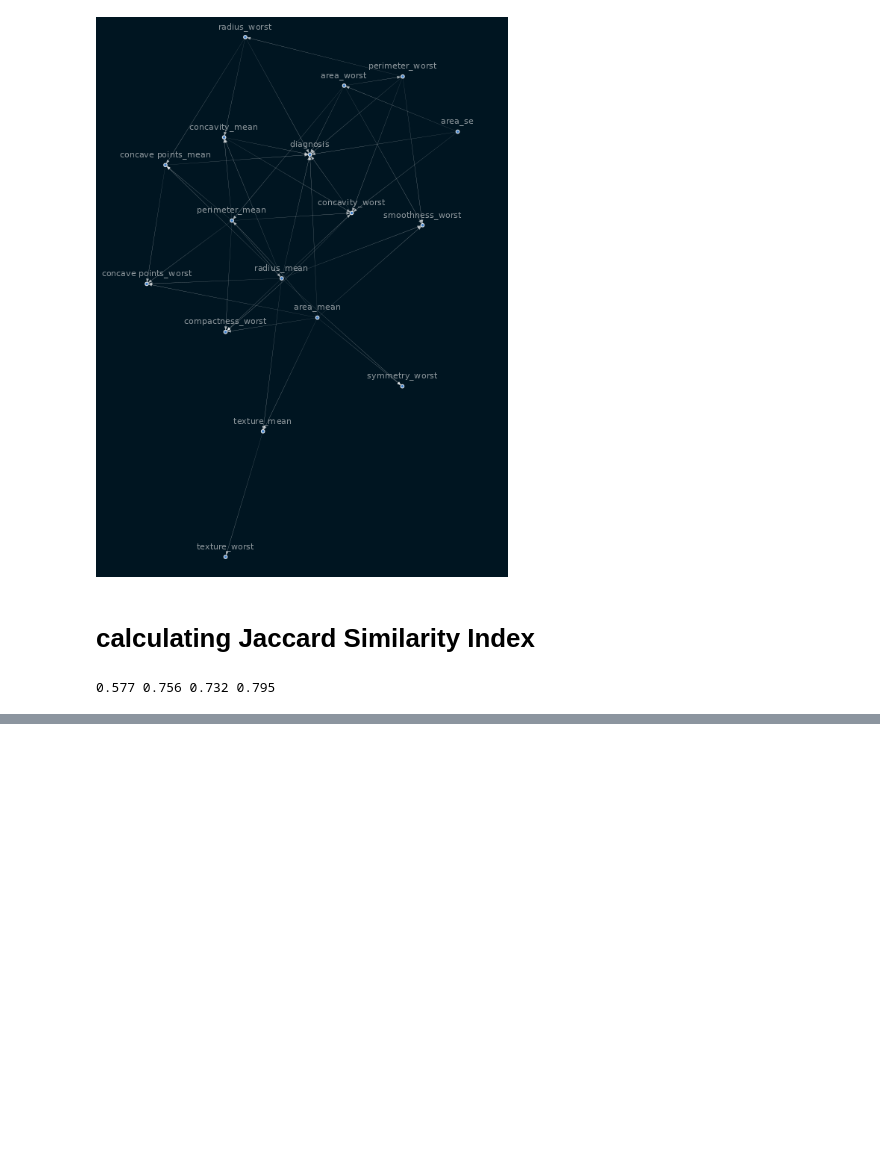
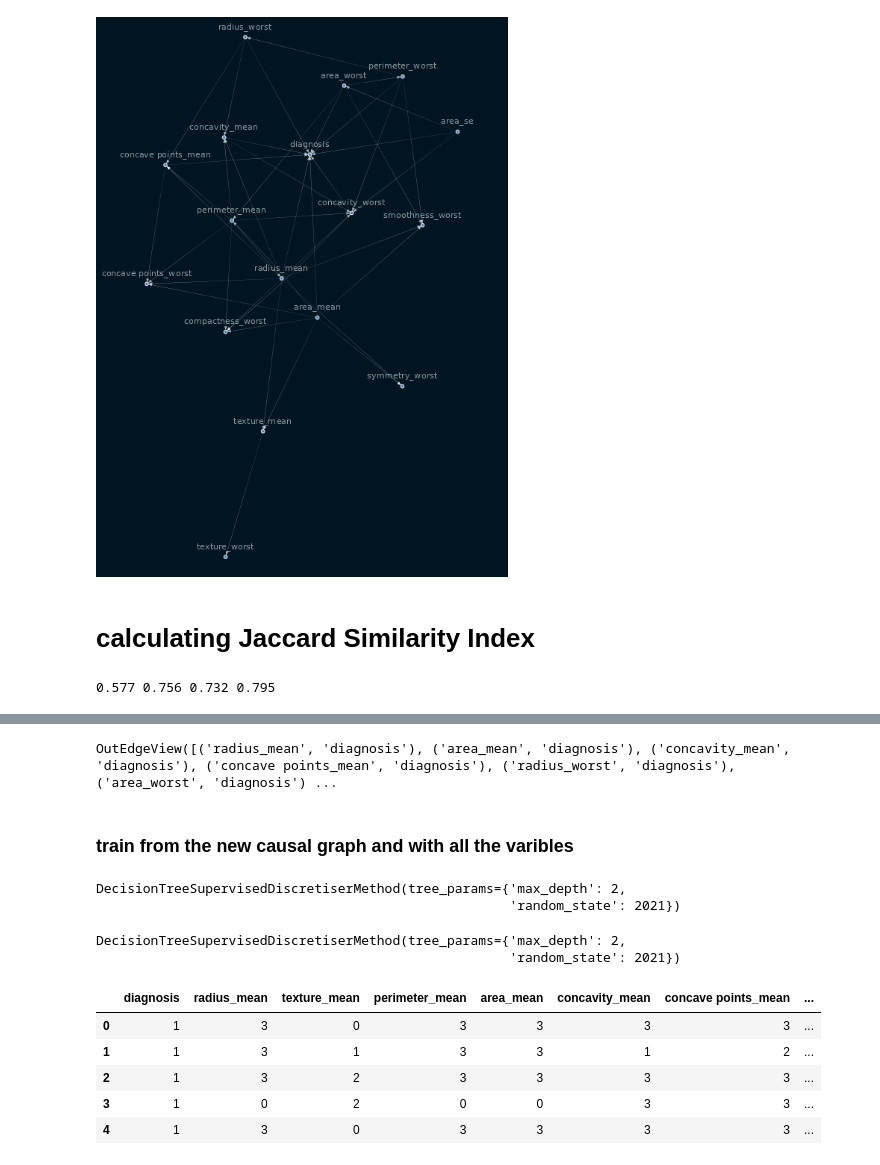
Before and after one commit to sam23121/Breast_cancer, a Jupyter notebook: notebooks/causal.ipynb, the cells around one changed output, grey strips where cells are left out. Drawn from its saved outputs; the diff is of its cells as text; code cells hidden in the pictures; blank space fills up the shorter version.

Commit message:
adding on  causal

```diff
--- a/notebooks/causal.ipynb
+++ b/notebooks/causal.ipynb
@@ -142,0 +176,44 @@ print(similarity, similarity2, similarity3, similarity4)
+# %%
+new_sm.edges
+# %% [output]
+OutEdgeView([('radius_mean', 'diagnosis'), ('area_mean', 'diagnosis'), ('concavity_mean', 'diagnosis'), ('concave points_mean', 'diagnosis'), ('radius_worst', 'diagnosis'), ('area_worst', 'diagnosis') ...
+# %% [markdown]
+### train from the new causal graph and with all the varibles
+# %%
+from causalnex.discretiser.discretiser_strategy import DecisionTreeSupervisedDiscretiserMethod
+
+features = list(df.columns.difference(['diagnosis']))
+tree_discretiser = DecisionTreeSupervisedDiscretiserMethod(
+    mode="single",
+    tree_params={"max_depth": 2, "random_state": 2021},
+)
+tree_discretiser.fit(
+    feat_names=features,
+    dataframe=df,
+    target_continuous=True,
+    target='diagnosis',
+)
+# %% [output]
+DecisionTreeSupervisedDiscretiserMethod(tree_params={'max_depth': 2,
+                                                     'random_state': 2021})
+# %%
+DecisionTreeSupervisedDiscretiserMethod(
+    mode='single',
+    split_unselected_feat=False,
+    tree_params={'max_depth': 2,
+    'random_state': 2021},
+)
+# %% [output]
+DecisionTreeSupervisedDiscretiserMethod(tree_params={'max_depth': 2,
+                                                     'random_state': 2021})
+# %%
+for col in features:
+    df[col] = tree_discretiser.transform(df[[col]])
+df.head()
+# %% [output]
+|  | diagnosis | radius_mean | texture_mean | perimeter_mean | area_mean | concavity_mean | concave points_mean | ... |
+| 0 | 1 | 3 | 0 | 3 | 3 | 3 | 3 | ... |
+| 1 | 1 | 3 | 1 | 3 | 3 | 1 | 2 | ... |
+| 2 | 1 | 3 | 2 | 3 | 3 | 3 | 3 | ... |
+| 3 | 1 | 0 | 2 | 0 | 0 | 3 | 3 | ... |
+| 4 | 1 | 3 | 0 | 3 | 3 | 3 | 3 | ... |
```
Also changed, not shown: parts of 8 cells of this notebook.
